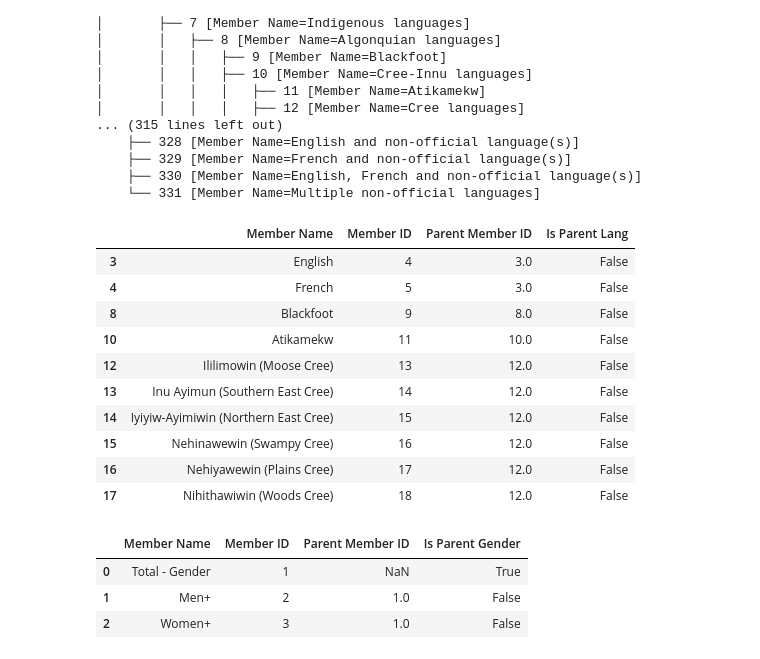
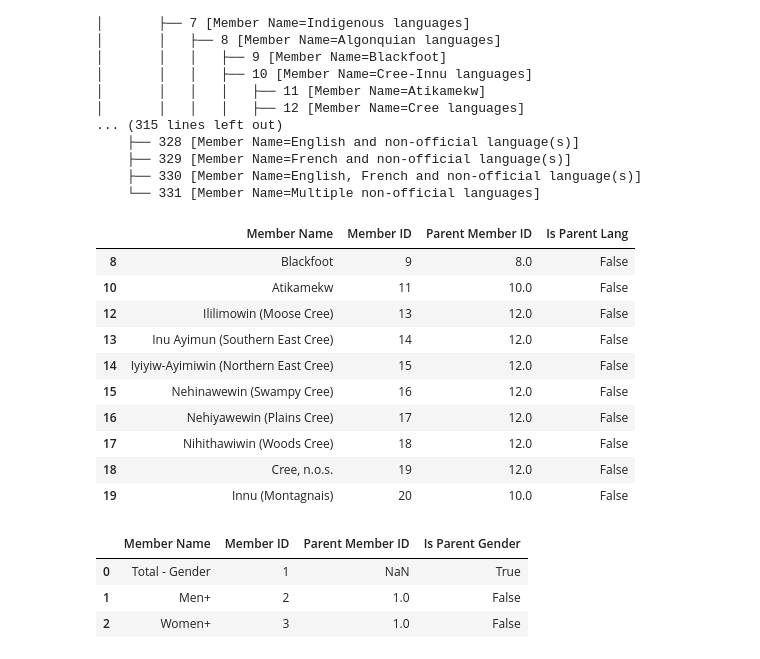
Before and after one commit to GCowderoy/MotherTongues-Canada, a Jupyter notebook: Profiling.ipynb, the cells around one changed output. Cells and saved outputs as stored; diff of their text form; code cells hidden in the pictures.

```diff
--- a/Profiling.ipynb
+++ b/Profiling.ipynb
@@ -304,12 +306,11 @@ motherTongueTree.show(attr_list = ['Member Name'])
     ├── 330 [Member Name=English, French and non-official language(s)]
     └── 331 [Member Name=Multiple non-official languages]
 # %%
-motherTongueLangs = motherTongueData.loc[(motherTongueData['Is Parent Lang']== False) & (motherTongueData['Parent Member ID'] != 326)]
+#Excluding Aggregations; French; English; Multiple Mother Tongues.
+motherTongueLangs = motherTongueData.loc[(motherTongueData['Is Parent Lang']== False) & (motherTongueData['Parent Member ID'] != 326)& (motherTongueData['Member ID'] != 4)& (motherTongueData['Member ID'] != 5)]
 motherTongueLangs.head(10)
 # %% [output]
 |  | Member Name | Member ID | Parent Member ID | Is Parent Lang |
-| 3 | English | 4 | 3.0 | False |
-| 4 | French | 5 | 3.0 | False |
 | 8 | Blackfoot | 9 | 8.0 | False |
 | 10 | Atikamekw | 11 | 10.0 | False |
 | 12 | Ililimowin (Moose Cree) | 13 | 12.0 | False |
@@ -318,6 +319,8 @@ motherTongueLangs.head(10)
 | 15 | Nehinawewin (Swampy Cree) | 16 | 12.0 | False |
 | 16 | Nehiyawewin (Plains Cree) | 17 | 12.0 | False |
 | 17 | Nihithawiwin (Woods Cree) | 18 | 12.0 | False |
+| 18 | Cree, n.o.s. | 19 | 12.0 | False |
+| 19 | Innu (Montagnais) | 20 | 10.0 | False |
 # %%
 motherTonguesMeta_filepath = '/home/grace/Documents/CapstoneProject/MotherTongues-Canada/MetaData_Age.csv'
 motherTongueAge = pd.read_csv(motherTonguesMeta_filepath)
```
Also changed, not shown: parts of 45 cells of this notebook.
